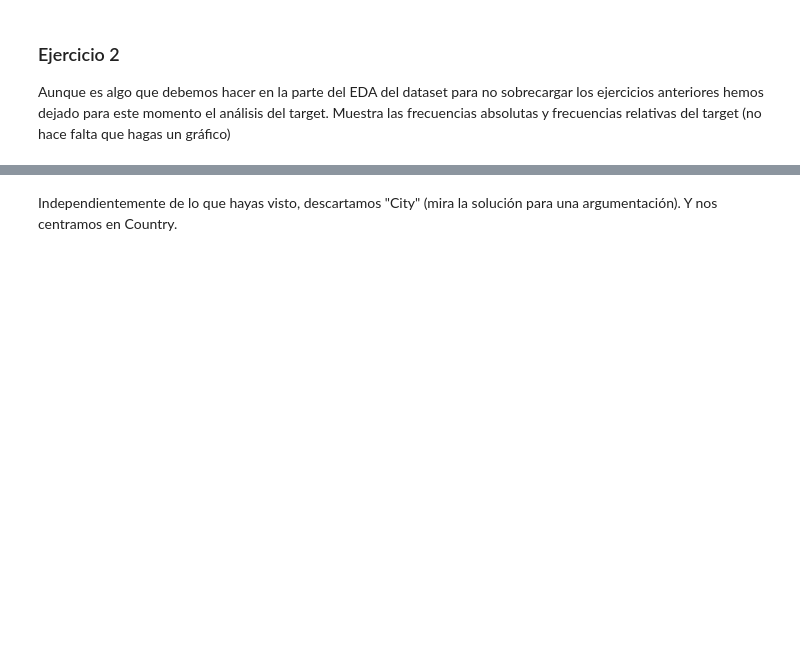
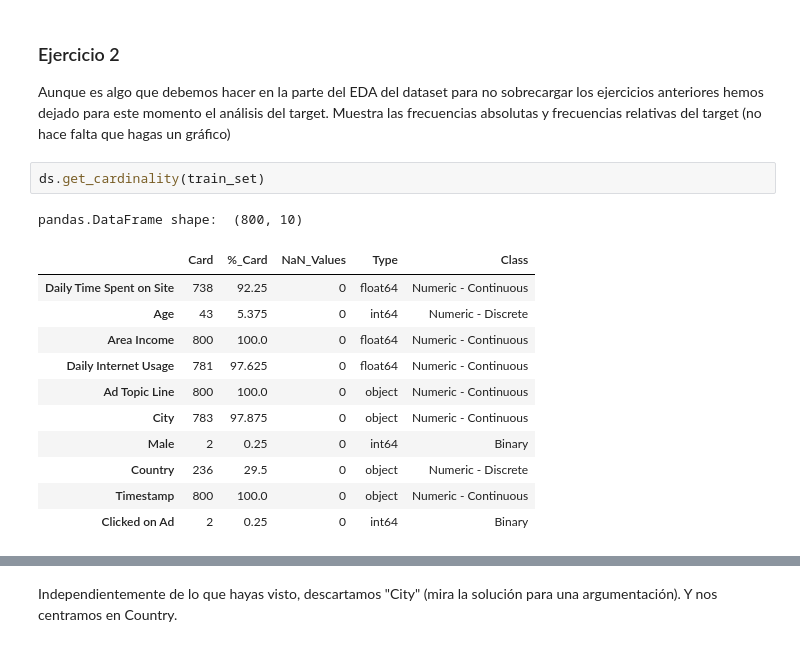
Before and after one commit to elecomexp/ONLINE_DS_THEBRIDGE_2024, a Jupyter notebook: 05_Machine_Learning/S11_Intro_ML/U02_Intro_ML/Ejercicios_Workout/14_Ejercicios_Features.ipynb, the cells around one changed output, grey strips where cells are left out. Saved outputs shown, nothing was run; the diff lists cells and outputs as text; blank space fills up the shorter version.

```diff
--- a/05_Machine_Learning/S11_Intro_ML/U02_Intro_ML/Ejercicios_Workout/14_Ejercicios_Features.ipynb
+++ b/05_Machine_Learning/S11_Intro_ML/U02_Intro_ML/Ejercicios_Workout/14_Ejercicios_Features.ipynb
@@ -23,3 +82,18 @@ Carga el dataset de advertising, convierte la variable edad a numérica y haz el
 ### Ejercicio 2
 
 Aunque es algo que debemos hacer en la parte del EDA del dataset para no sobrecargar los ejercicios anteriores hemos dejado para este momento el análisis del target. Muestra las frecuencias absolutas y frecuencias relativas del target (no hace falta que hagas un gráfico)
+# %%
+ds.get_cardinality(train_set)
+# %% [output]
+pandas.DataFrame shape:  (800, 10)
+|  | Card | %_Card | NaN_Values | Type | Class |
+| Daily Time Spent on Site | 738 | 92.25 | 0 | float64 | Numeric - Continuous |
+| Age | 43 | 5.375 | 0 | int64 | Numeric - Discrete |
+| Area Income | 800 | 100.0 | 0 | float64 | Numeric - Continuous |
+| Daily Internet Usage | 781 | 97.625 | 0 | float64 | Numeric - Continuous |
+| Ad Topic Line | 800 | 100.0 | 0 | object | Numeric - Continuous |
+| City | 783 | 97.875 | 0 | object | Numeric - Continuous |
+| Male | 2 | 0.25 | 0 | int64 | Binary |
+| Country | 236 | 29.5 | 0 | object | Numeric - Discrete |
+| Timestamp | 800 | 100.0 | 0 | object | Numeric - Continuous |
+| Clicked on Ad | 2 | 0.25 | 0 | int64 | Binary |
```
Also changed, not shown: parts of 21 cells of this notebook, 3 other files.
